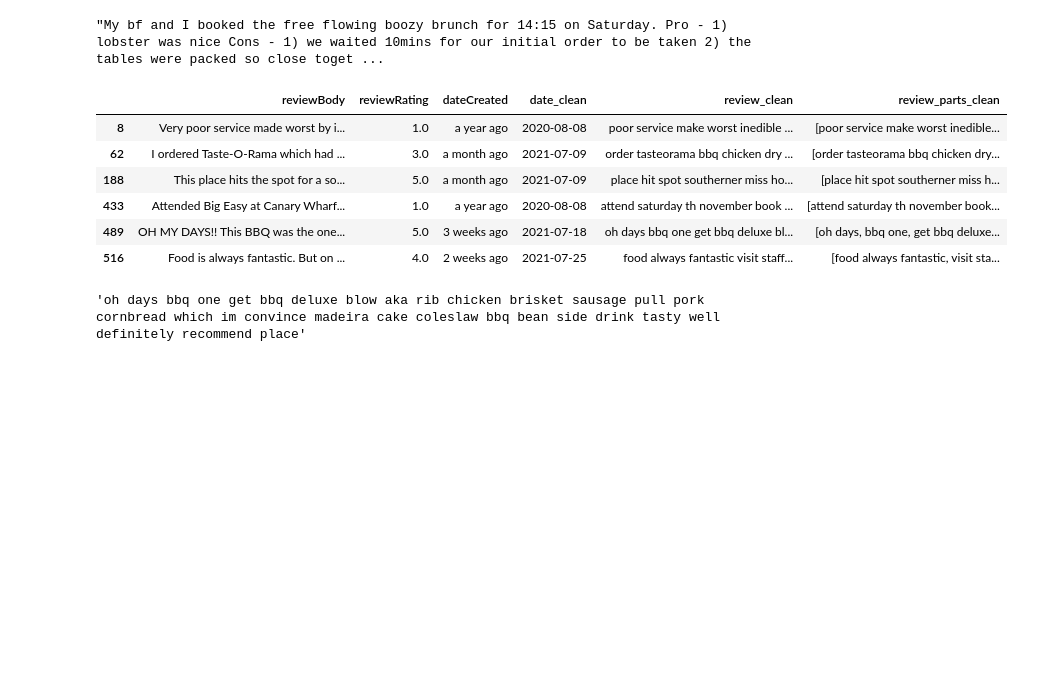
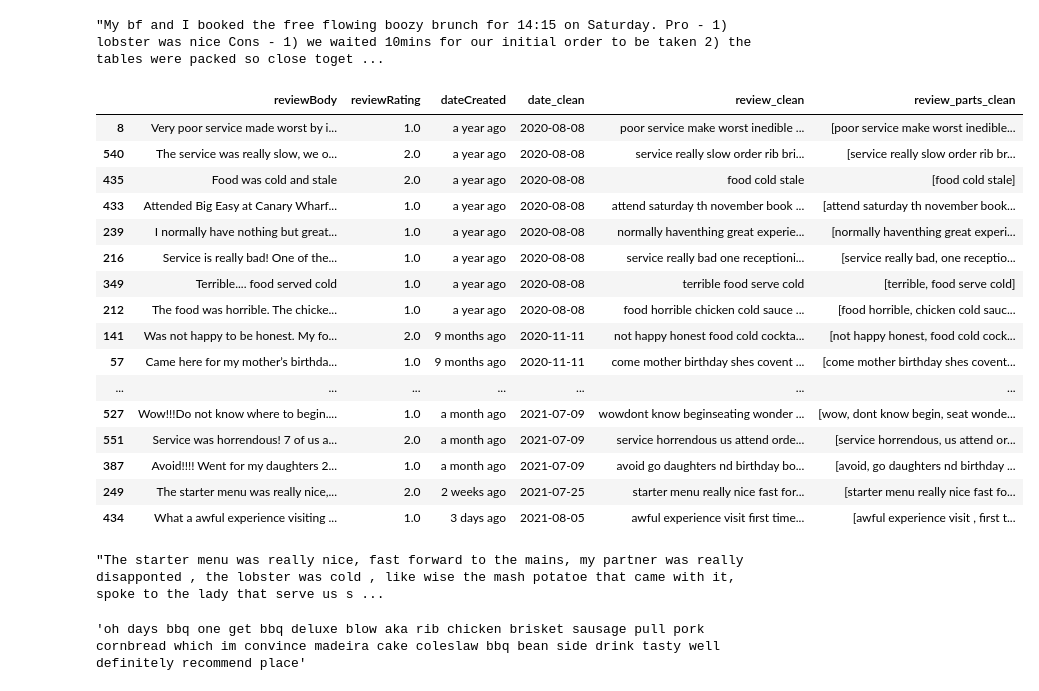
Before and after one commit to jack-cook-repo/reviews-tool, a Jupyter notebook: notebooks/Big Easy CW Reviews (Google cleaned data).ipynb, the cells around one changed output. Cells and saved outputs as stored; diff of their text form; code cells hidden in the pictures; blank space fills up the shorter version.

```diff
--- a/notebooks/Big Easy CW Reviews (Google cleaned data).ipynb
+++ b/notebooks/Big Easy CW Reviews (Google cleaned data).ipynb
@@ -394,16 +394,30 @@ df_test['reviewBody'][119]
 # %% [output]
 "My bf and I booked the free flowing boozy brunch for 14:15 on Saturday. Pro - 1) lobster was nice Cons - 1) we waited 10mins for our initial order to be taken 2) the tables were packed so close toget ...
 # %%
-df_test = df_big_easy_clean[df_big_easy_clean['review_clean'].str.contains('pulled')].copy(deep=True)
-df_test
+df_test = df_big_easy_clean[df_big_easy_clean['review_clean'].str.contains(r'food.+cold')].copy(deep=True)
+df_test.sort_values(by='date_clean')
 # %% [output]
 |  | reviewBody | reviewRating | dateCreated | date_clean | review_clean | review_parts_clean |
 | 8 | Very poor service made worst by i... | 1.0 | a year ago | 2020-08-08 | poor service make worst inedible ... | [poor service make worst inedible... |
-| 62 | I ordered Taste-O-Rama which had ... | 3.0 | a month ago | 2021-07-09 | order tasteorama bbq chicken dry ... | [order tasteorama bbq chicken dry... |
-| 188 | This place hits the spot for a so... | 5.0 | a month ago | 2021-07-09 | place hit spot southerner miss ho... | [place hit spot southerner miss h... |
+| 540 | The service was really slow, we o... | 2.0 | a year ago | 2020-08-08 | service really slow order rib bri... | [service really slow order rib br... |
+| 435 | Food was cold and stale | 2.0 | a year ago | 2020-08-08 | food cold stale | [food cold stale] |
 | 433 | Attended Big Easy at Canary Wharf... | 1.0 | a year ago | 2020-08-08 | attend saturday th november book ... | [attend saturday th november book... |
-| 489 | OH MY DAYS!! This BBQ was the one... | 5.0 | 3 weeks ago | 2021-07-18 | oh days bbq one get bbq deluxe bl... | [oh days, bbq one, get bbq deluxe... |
-| 516 | Food is always fantastic. But on ... | 4.0 | 2 weeks ago | 2021-07-25 | food always fantastic visit staff... | [food always fantastic, visit sta... |
+| 239 | I normally have nothing but great... | 1.0 | a year ago | 2020-08-08 | normally haventhing great experie... | [normally haventhing great experi... |
+| 216 | Service is really bad! One of the... | 1.0 | a year ago | 2020-08-08 | service really bad one receptioni... | [service really bad, one receptio... |
+| 349 | Terrible.... food served cold | 1.0 | a year ago | 2020-08-08 | terrible food serve cold | [terrible, food serve cold] |
+| 212 | The food was horrible. The chicke... | 1.0 | a year ago | 2020-08-08 | food horrible chicken cold sauce ... | [food horrible, chicken cold sauc... |
+| 141 | Was not happy to be honest. My fo... | 2.0 | 9 months ago | 2020-11-11 | not happy honest food cold cockta... | [not happy honest, food cold cock... |
+| 57 | Came here for my mother’s birthda... | 1.0 | 9 months ago | 2020-11-11 | come mother birthday shes covent ... | [come mother birthday shes covent... |
+| ... | ... | ... | ... | ... | ... | ... |
+| 527 | Wow!!!Do not know where to begin.... | 1.0 | a month ago | 2021-07-09 | wowdont know beginseating wonder ... | [wow, dont know begin, seat wonde... |
+| 551 | Service was horrendous! 7 of us a... | 2.0 | a month ago | 2021-07-09 | service horrendous us attend orde... | [service horrendous, us attend or... |
+| 387 | Avoid!!!! Went for my daughters 2... | 1.0 | a month ago | 2021-07-09 | avoid go daughters nd birthday bo... | [avoid, go daughters nd birthday ... |
+| 249 | The starter menu was really nice,... | 2.0 | 2 weeks ago | 2021-07-25 | starter menu really nice fast for... | [starter menu really nice fast fo... |
+| 434 | What a awful experience visiting ... | 1.0 | 3 days ago | 2021-08-05 | awful experience visit first time... | [awful experience visit , first t... |
+# %%
+df_test['reviewBody'][249]
+# %% [output]
+"The starter menu was really nice, fast forward to the mains, my partner was really disapponted , the lobster was cold , like wise the mash potatoe that came with it, spoke to the lady that serve us s ...
 # %%
 df_test.loc[489]['review_clean']
 # %% [output]
```
Also changed, not shown: 1 other file.
